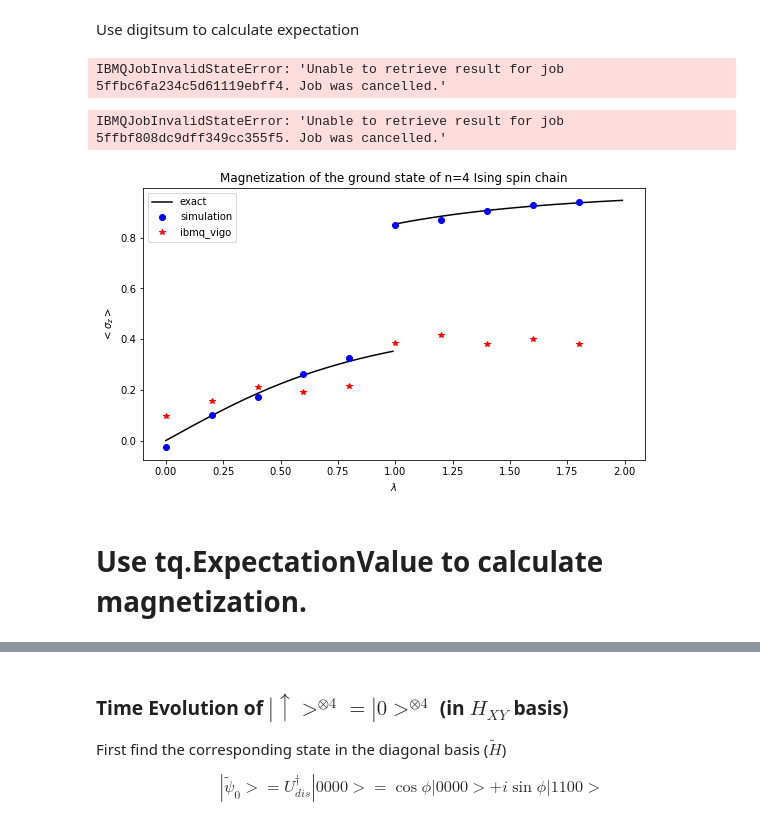
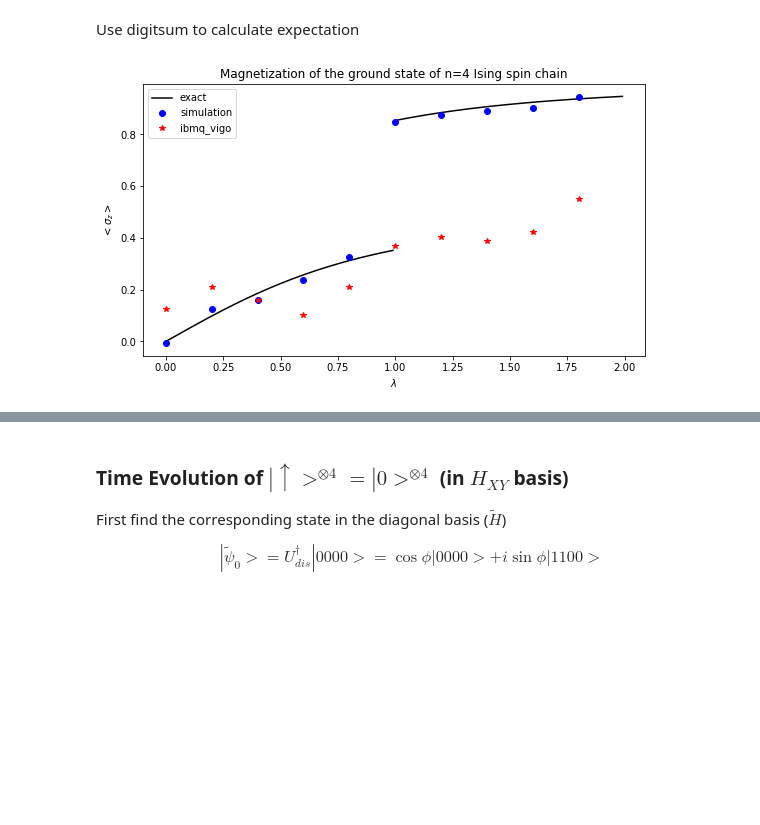
Before and after one commit to AnnaMHua/QOSF_Tequila, a Jupyter notebook: IsingModel.ipynb, the cells around one changed output, grey strips where cells are left out. Drawn from its saved outputs; the diff is of its cells as text; code cells hidden in the pictures; blank space fills up the shorter version.

```diff
--- a/IsingModel.ipynb
+++ b/IsingModel.ipynb
@@ -190,35 +156,67 @@ vigo_sum_output = real_device_run_sumM('ibmq_vigo')
-# %%
-santiago_sum_output =  real_device_run_sumM('ibmq_santiago')
-# %% [output]
-IBMQJobInvalidStateError: 'Unable to retrieve result for job 5ffbc6fa234c5d61119ebff4. Job was cancelled.'
-# %%
-athens_sum_output = real_device_run_sumM('ibmq_athens')
-# %% [output]
-IBMQJobInvalidStateError: 'Unable to retrieve result for job 5ffbf808dc9dff349cc355f5. Job was cancelled.'
+# %%
+#simulation
+def sim_run_expecM(lam):
+    shots = 1024
+
+    H = tq.paulis.Z([1])
+
+    circuit = Ising(lam,0,1,2,3)
+
+    M_exp = tq.ExpectationValue(H = H, U = circuit)
+    M=tq.simulate(M_exp,backend='qiskit',samples=shots)
+    return M
+
+# Real Device
+def real_device_run_expecM(real_device,lam):
+    shots = 1024
+    H = tq.paulis.Z([1])
+    circuit = Ising(lam,0,1,2,3)
+
+    M_exp = tq.ExpectationValue(H = H, U = circuit)
+    M=tq.simulate(M_exp,backend='qiskit',device = real_device,samples=shots)
+    return M
+
+# Real Device but only simulate wavefunction
+def real_device_run_sumM(real_device,lam):
+    shots = 1024
+    mag_real_res = []
+    wfn_real = tq.simulate(Ising(lam,0,1,2,3),backend='qiskit',device = real_device,samples=shots)
+    r1_real = []
+    r2_real = []
+    for key, value in wfn_real.items():
+        r1_real +=[key.binary]
+        r2_real +=[value]
+    M_real = 0
+    for j in range(len(r1_real)):
+        M_real = M_real + (4-2*digit_sum(r1_real[j]))*r2_real[j]/shots
+
+    return M_real/4
+# %%
+vigo_exp_ouput = [real_device_run_expecM('ibmq_vigo',i*0.2) for i in range(10) ]
+# %%
+mag_sim = [sim_run_expecM(i*0.2) for i in range(10)]
 # %%
 import matplotlib.pyplot as plt
 %matplotlib inline
 import numpy as np
 from scipy import linalg as la
 def exact(lam):
     if lam <1:
         return lam/(2*np.sqrt(1+lam**2))
     if lam >1:
         return 1/2+lam/(2*np.sqrt(1+lam**2))
     return None
 vexact = np.vectorize(exact)
 l=np.arange(0.0,2.0,0.01)
 l1=np.arange(0.0, 2.0, 0.2)
 plt.figure(figsize=(9,5))
 plt.plot(l,vexact(l),'k',label='exact')
 plt.plot(l1, mag_sim, 'bo',label='simulation')
-plt.plot(l1, vigo_sum_output, 'r*',label='ibmq_vigo')
+plt.plot(l1, vigo_exp_ouput, 'r*',label='ibmq_vigo')
 plt.xlabel('$\lambda$')
 plt.ylabel('$<\sigma_{z}>$')
 plt.legend()
 plt.title('Magnetization of the ground state of n=4 Ising spin chain')
 plt.show()
 # %% [output]
-[figure, old version]
+[figure, new version]
-# %% [markdown]
-# Use tq.ExpectationValue to calculate magnetization.
```
Also changed, not shown: parts of 13 cells of this notebook, 2 other files.
